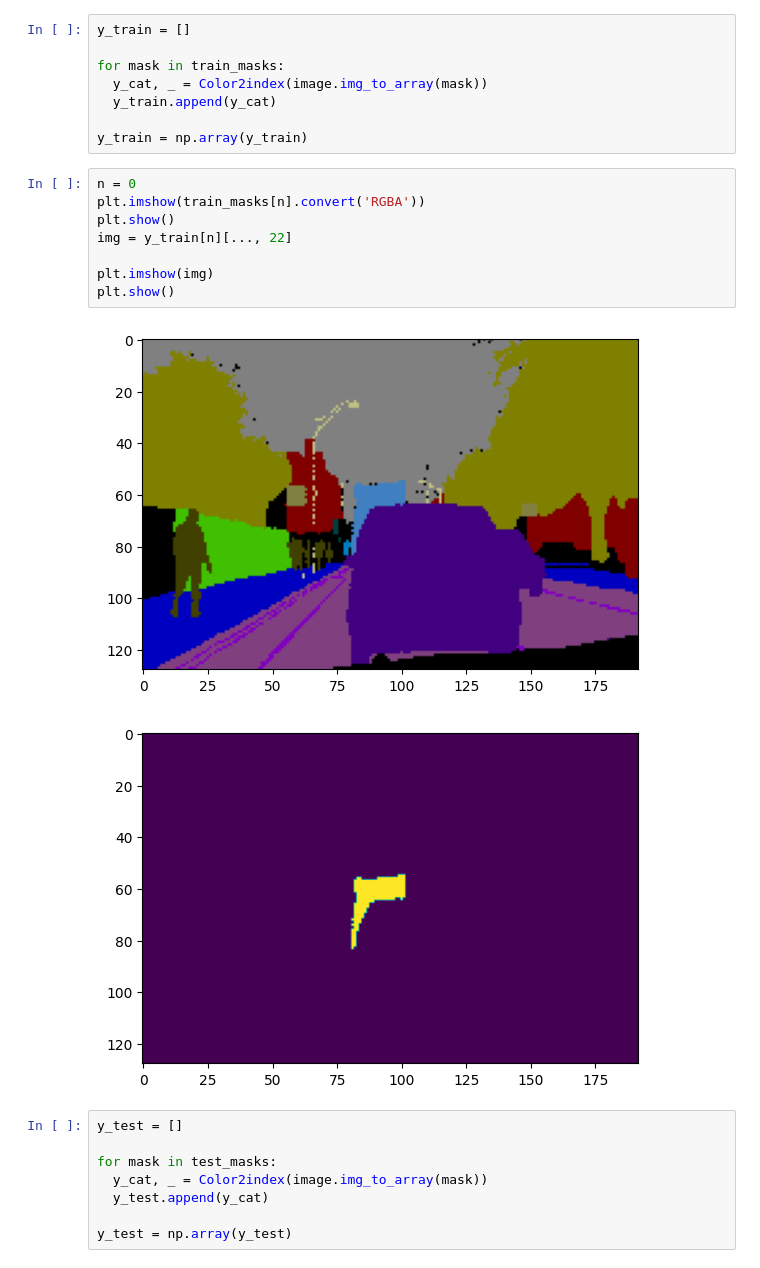
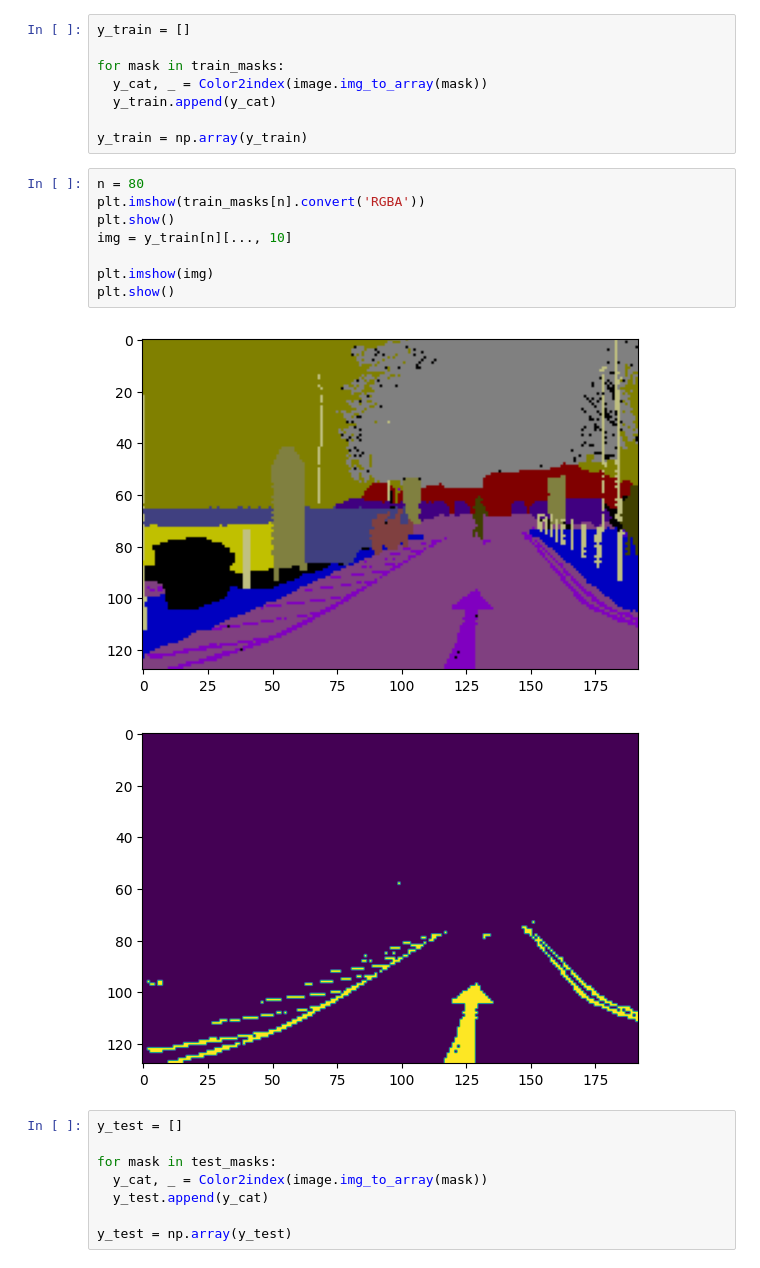
Before and after one commit to OkhotnikovVV/Education, a Jupyter notebook: GB/Quarter 05/Introduction to Neural Networks/Lesson 06/OVV_INN_HW_06.ipynb, the cells around one changed output. Saved outputs shown, nothing was run; the diff lists cells and outputs as text.

```diff
--- a/GB/Quarter 05/Introduction to Neural Networks/Lesson 06/OVV_INN_HW_06.ipynb
+++ b/GB/Quarter 05/Introduction to Neural Networks/Lesson 06/OVV_INN_HW_06.ipynb
@@ -181,16 +181,16 @@ for mask in train_masks:
 
 y_train = np.array(y_train)
 # %%
-n = 0
+n = 80
 plt.imshow(train_masks[n].convert('RGBA'))
 plt.show()
-img = y_train[n][..., 22]
+img = y_train[n][..., 10]
 
 plt.imshow(img)
 plt.show()
 # %% [output]
-[figure, old version]
+[figure, new version]
-[figure, old version]
+[figure, new version]
 # %%
 y_test = []
 
```
Also changed, not shown: parts of 11 cells of this notebook.
